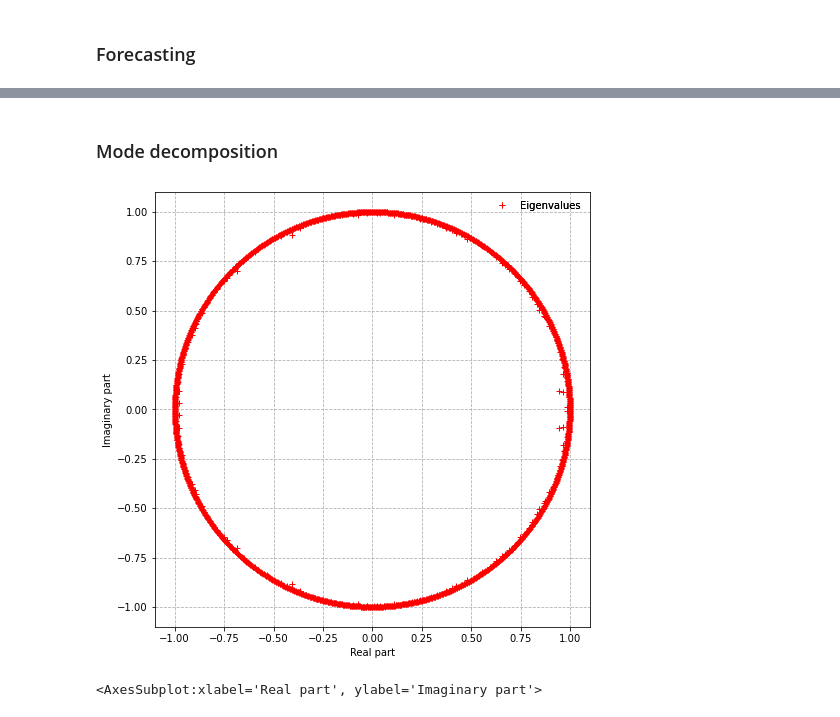
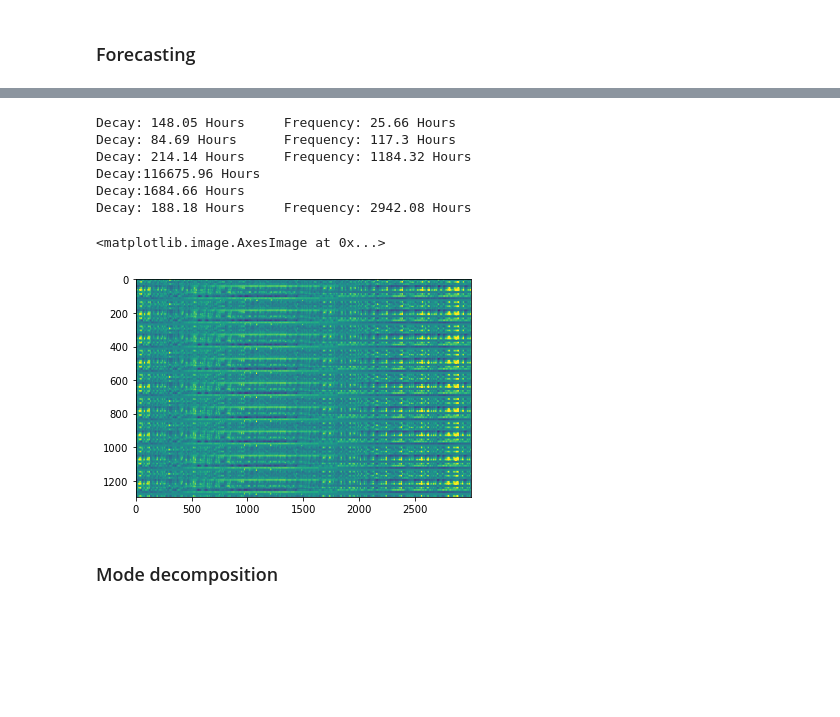
Before and after one commit to Machine-Learning-Dynamical-Systems/kooplearn, a Jupyter notebook: examples/Beijing_air_quality/analysis.ipynb, the cells around one changed output, grey strips where cells are left out. Cells and saved outputs as stored; diff of their text form; code cells hidden in the pictures; blank space fills up the shorter version.

```diff
--- a/examples/Beijing_air_quality/analysis.ipynb
+++ b/examples/Beijing_air_quality/analysis.ipynb
@@ -178,2 +194,16 @@ plt.legend(frameon=False)
+# %%
+print_timescale(eigs_RRR, n_timesteps, 1, 'Hours')
+# %% [output]
+Decay: 148.05 Hours     Frequency: 25.66 Hours
+Decay: 84.69 Hours      Frequency: 117.3 Hours
+Decay: 214.14 Hours     Frequency: 1184.32 Hours
+Decay:116675.96 Hours
+Decay:1684.66 Hours
+Decay: 188.18 Hours     Frequency: 2942.08 Hours
+# %%
+plt.imshow(X_train.T,aspect='auto', vmin=-3, vmax=3)
+# %% [output]
+<matplotlib.image.AxesImage at 0x...>
+[figure, added]
 # %% [markdown]
 ### Mode decomposition
@@ -183,9 +209,0 @@ true_eigs = scipy.linalg.eigvals(K.K_YX, K.K_X + dim*regularizer*np.eye(dim))
-# %%
-C = K.K_YX@K.U
-eigs, V_tilde =  scipy.linalg.eig(K.V.T@C)
-D = (K.U.T)@K.K_X@K.U@V_tilde
-#print_timescale(true_eigs, n_timesteps, 1, 'Hours')
-plot_eigs(true_eigs)
-# %% [output]
-[figure, removed]
-<AxesSubplot:xlabel='Real part', ylabel='Imaginary part'>
```
Also changed, not shown: parts of 24 cells of this notebook, 2 other files.
